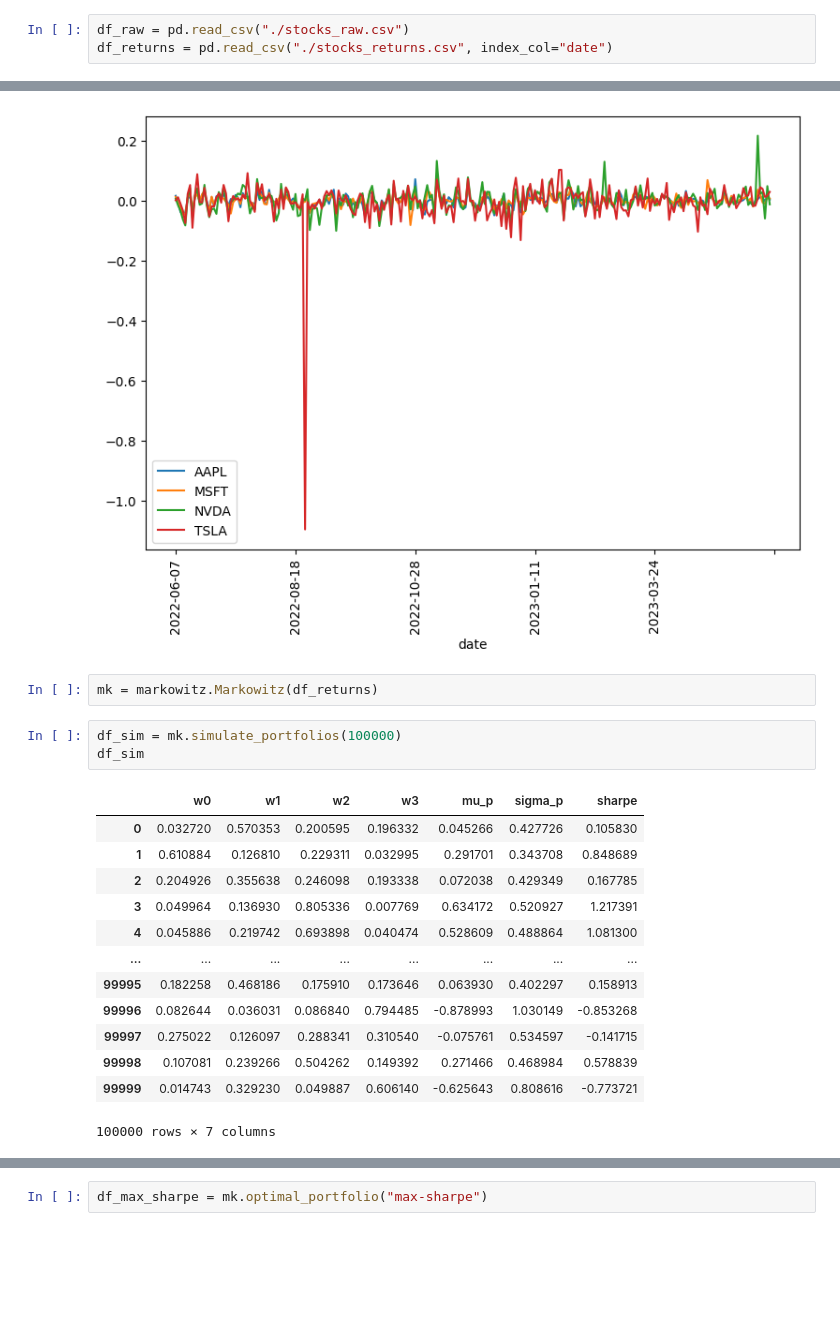
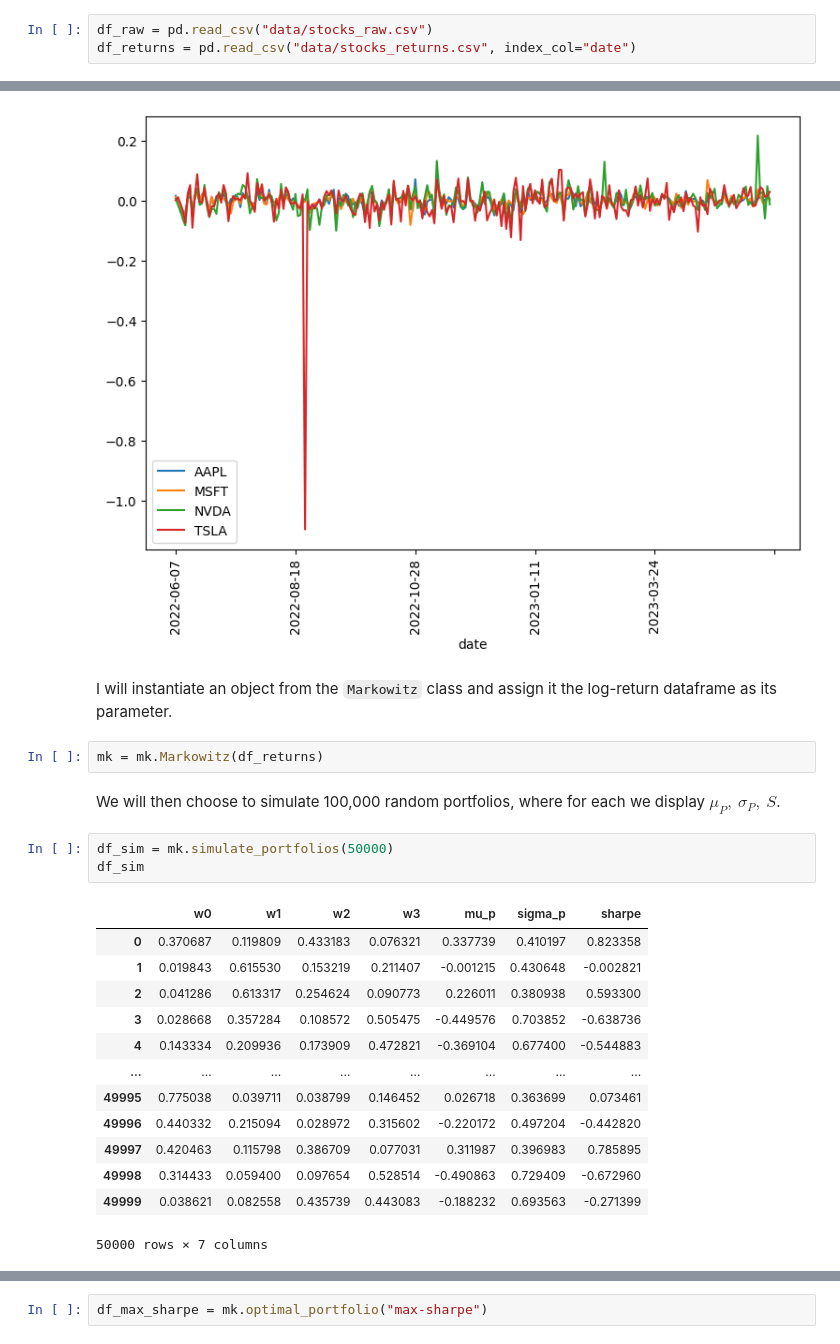
Before and after one commit to JoseArtes/montecarlo-basics-fin-maths, a Jupyter notebook: notebooks/montecarlo.ipynb, the cells around one changed output, grey strips where cells are left out. Cells and saved outputs as stored; diff of their text form; blank space fills up the shorter version.

````diff
--- a/notebooks/montecarlo.ipynb
+++ b/notebooks/montecarlo.ipynb
@@ -90,3 +119,3 @@ Let us assume we hold a portfolio in which we hold proportions $\vec{\pi}=\left(
 # %%
-df_raw = pd.read_csv("./stocks_raw.csv")
-df_returns = pd.read_csv("./stocks_returns.csv", index_col="date")
+df_raw = pd.read_csv("data/stocks_raw.csv")
+df_returns = pd.read_csv("data/stocks_returns.csv", index_col="date")
@@ -126,22 +168,26 @@ df_returns.plot(figsize=(9,6),rot=90)
 # %% [output]
 <Axes: xlabel='date'>
 [figure]
+# %% [markdown]
+I will instantiate an object from the ```Markowitz``` class and assign it the log-return dataframe as its parameter.
 # %%
-mk = markowitz.Markowitz(df_returns)
+mk = mk.Markowitz(df_returns)
+# %% [markdown]
+We will then choose to simulate 100,000 random portfolios, where for each we display $\mu_{P},\: \sigma_{P},\: S$.
 # %%
-df_sim = mk.simulate_portfolios(100000)
+df_sim = mk.simulate_portfolios(50000)
 df_sim
 # %% [output]
 |  | w0 | w1 | w2 | w3 | mu_p | sigma_p | sharpe |
-| 0 | 0.032720 | 0.570353 | 0.200595 | 0.196332 | 0.045266 | 0.427726 | 0.105830 |
-| 1 | 0.610884 | 0.126810 | 0.229311 | 0.032995 | 0.291701 | 0.343708 | 0.848689 |
-| 2 | 0.204926 | 0.355638 | 0.246098 | 0.193338 | 0.072038 | 0.429349 | 0.167785 |
-| 3 | 0.049964 | 0.136930 | 0.805336 | 0.007769 | 0.634172 | 0.520927 | 1.217391 |
-| 4 | 0.045886 | 0.219742 | 0.693898 | 0.040474 | 0.528609 | 0.488864 | 1.081300 |
+| 0 | 0.370687 | 0.119809 | 0.433183 | 0.076321 | 0.337739 | 0.410197 | 0.823358 |
+| 1 | 0.019843 | 0.615530 | 0.153219 | 0.211407 | -0.001215 | 0.430648 | -0.002821 |
+| 2 | 0.041286 | 0.613317 | 0.254624 | 0.090773 | 0.226011 | 0.380938 | 0.593300 |
+| 3 | 0.028668 | 0.357284 | 0.108572 | 0.505475 | -0.449576 | 0.703852 | -0.638736 |
+| 4 | 0.143334 | 0.209936 | 0.173909 | 0.472821 | -0.369104 | 0.677400 | -0.544883 |
 | ... | ... | ... | ... | ... | ... | ... | ... |
-| 99995 | 0.182258 | 0.468186 | 0.175910 | 0.173646 | 0.063930 | 0.402297 | 0.158913 |
-| 99996 | 0.082644 | 0.036031 | 0.086840 | 0.794485 | -0.878993 | 1.030149 | -0.853268 |
-| 99997 | 0.275022 | 0.126097 | 0.288341 | 0.310540 | -0.075761 | 0.534597 | -0.141715 |
-| 99998 | 0.107081 | 0.239266 | 0.504262 | 0.149392 | 0.271466 | 0.468984 | 0.578839 |
-| 99999 | 0.014743 | 0.329230 | 0.049887 | 0.606140 | -0.625643 | 0.808616 | -0.773721 |
+| 49995 | 0.775038 | 0.039711 | 0.038799 | 0.146452 | 0.026718 | 0.363699 | 0.073461 |
+| 49996 | 0.440332 | 0.215094 | 0.028972 | 0.315602 | -0.220172 | 0.497204 | -0.442820 |
+| 49997 | 0.420463 | 0.115798 | 0.386709 | 0.077031 | 0.311987 | 0.396983 | 0.785895 |
+| 49998 | 0.314433 | 0.059400 | 0.097654 | 0.528514 | -0.490863 | 0.729409 | -0.672960 |
+| 49999 | 0.038621 | 0.082558 | 0.435739 | 0.443083 | -0.188232 | 0.693563 | -0.271399 |
-100000 rows × 7 columns
+50000 rows × 7 columns
````
Also changed, not shown: parts of 38 cells of this notebook, 2 other files.
